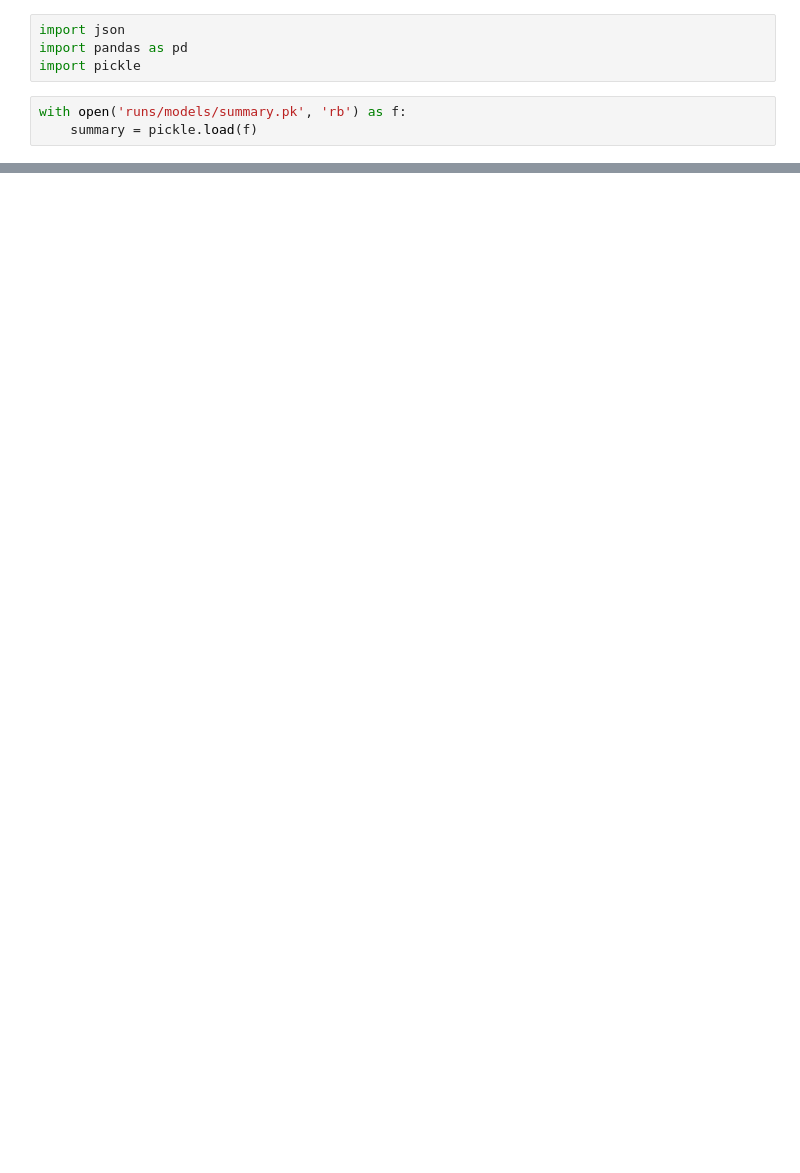
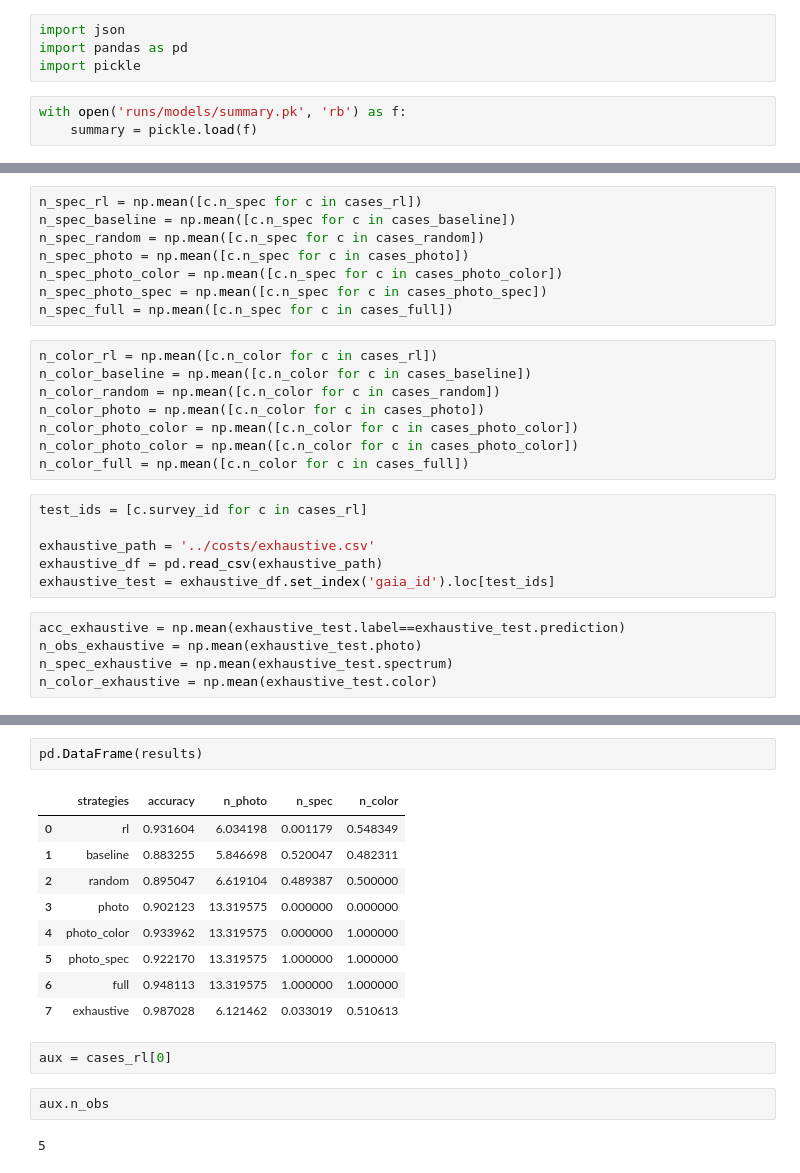
Before and after one commit to jastudillo1/A-Reinforcement-Learning-based-Follow-Up-Framework, a Jupyter notebook: src/models/rl/player/Analysis.ipynb, the cells around one changed output, grey strips where cells are left out. Cells and saved outputs as stored; diff of their text form; blank space fills up the shorter version.

```diff
--- a/src/models/rl/player/Analysis.ipynb
+++ b/src/models/rl/player/Analysis.ipynb
@@ -27,0 +106,27 @@ print(json.dumps(summary, indent=4))
+# %%
+n_spec_rl = np.mean([c.n_spec for c in cases_rl])
+n_spec_baseline = np.mean([c.n_spec for c in cases_baseline])
+n_spec_random = np.mean([c.n_spec for c in cases_random])
+n_spec_photo = np.mean([c.n_spec for c in cases_photo])
+n_spec_photo_color = np.mean([c.n_spec for c in cases_photo_color])
+n_spec_photo_spec = np.mean([c.n_spec for c in cases_photo_spec])
+n_spec_full = np.mean([c.n_spec for c in cases_full])
+# %%
+n_color_rl = np.mean([c.n_color for c in cases_rl])
+n_color_baseline = np.mean([c.n_color for c in cases_baseline])
+n_color_random = np.mean([c.n_color for c in cases_random])
+n_color_photo = np.mean([c.n_color for c in cases_photo])
+n_color_photo_color = np.mean([c.n_color for c in cases_photo_color])
+n_color_photo_color = np.mean([c.n_color for c in cases_photo_color])
+n_color_full = np.mean([c.n_color for c in cases_full])
+# %%
+test_ids = [c.survey_id for c in cases_rl]
+
+exhaustive_path = '../costs/exhaustive.csv'
+exhaustive_df = pd.read_csv(exhaustive_path)
+exhaustive_test = exhaustive_df.set_index('gaia_id').loc[test_ids]
+# %%
+acc_exhaustive = np.mean(exhaustive_test.label==exhaustive_test.prediction)
+n_obs_exhaustive = np.mean(exhaustive_test.photo)
+n_spec_exhaustive = np.mean(exhaustive_test.spectrum)
+n_color_exhaustive = np.mean(exhaustive_test.color)
@@ -27,0 +202,18 @@ print(json.dumps(summary, indent=4))
+# %%
+pd.DataFrame(results)
+# %% [output]
+|  | strategies | accuracy | n_photo | n_spec | n_color |
+| 0 | rl | 0.931604 | 6.034198 | 0.001179 | 0.548349 |
+| 1 | baseline | 0.883255 | 5.846698 | 0.520047 | 0.482311 |
+| 2 | random | 0.895047 | 6.619104 | 0.489387 | 0.500000 |
+| 3 | photo | 0.902123 | 13.319575 | 0.000000 | 0.000000 |
+| 4 | photo_color | 0.933962 | 13.319575 | 0.000000 | 1.000000 |
+| 5 | photo_spec | 0.922170 | 13.319575 | 1.000000 | 1.000000 |
+| 6 | full | 0.948113 | 13.319575 | 1.000000 | 1.000000 |
+| 7 | exhaustive | 0.987028 | 6.121462 | 0.033019 | 0.510613 |
+# %%
+aux = cases_rl[0]
+# %%
+aux.n_obs
+# %% [output]
+5
```
Also changed, not shown: parts of 10 cells of this notebook, 3 other files.
